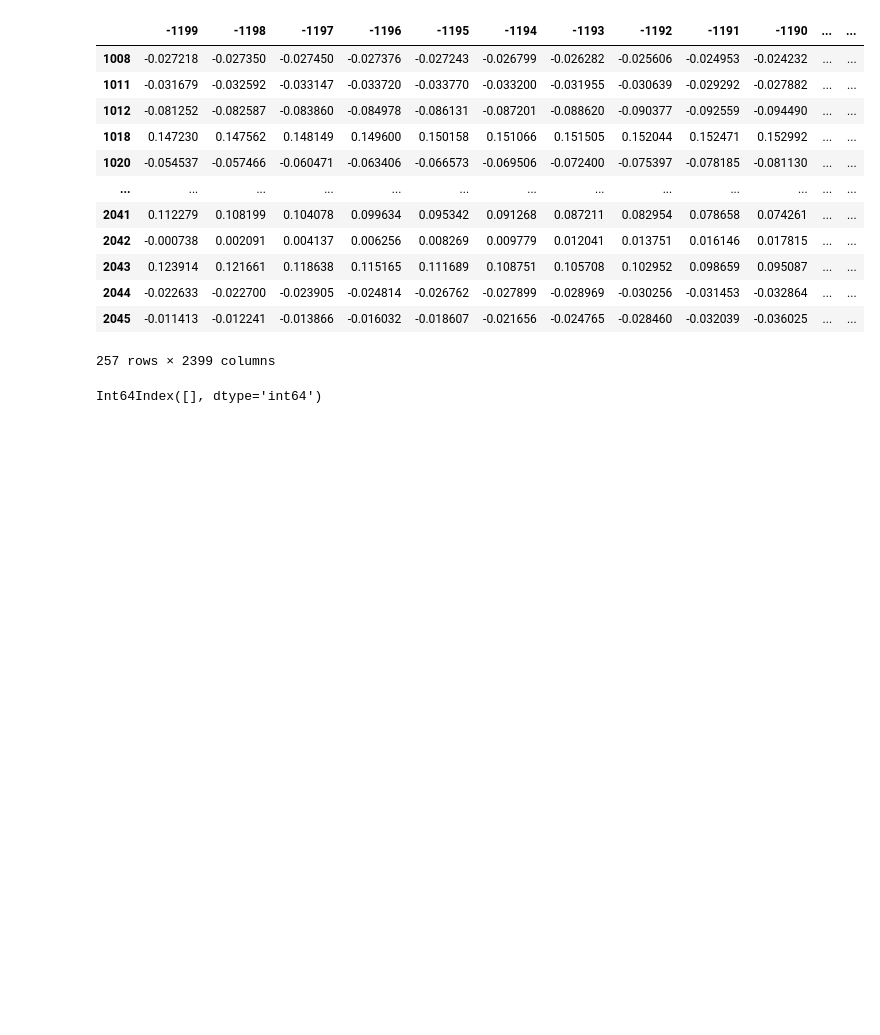
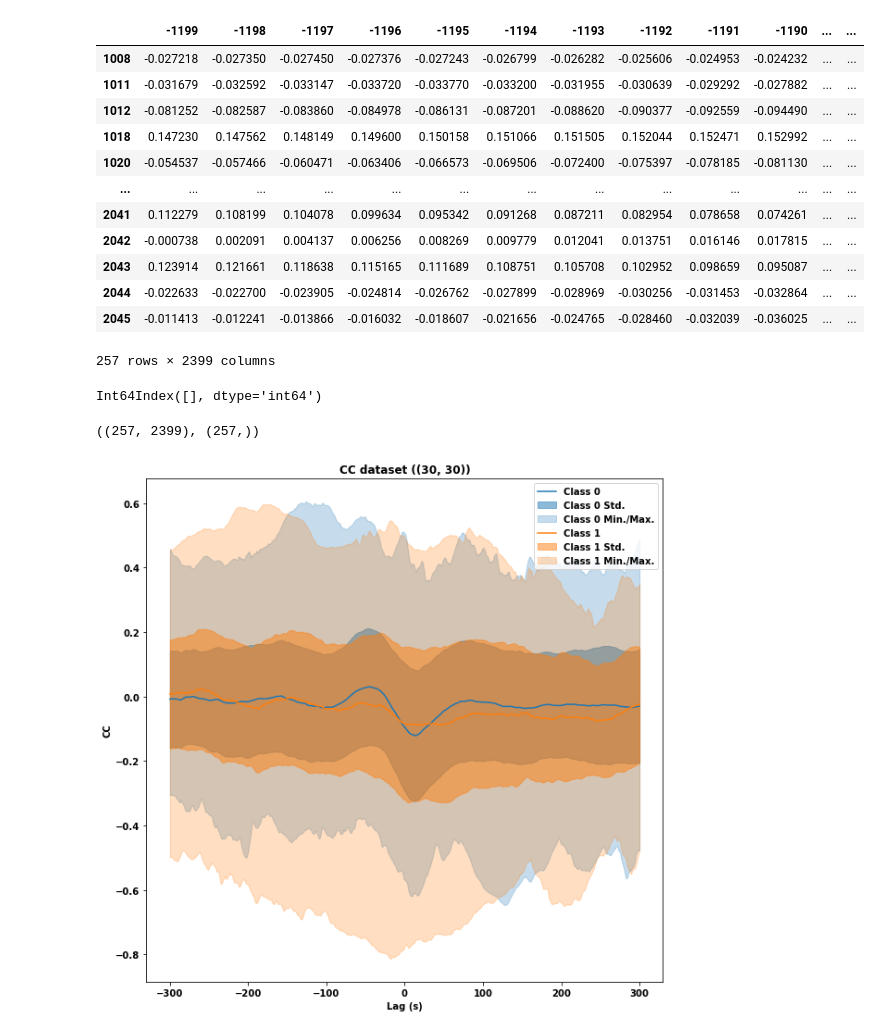
Before and after one commit to lujoselu98/TFM, a Jupyter notebook: Transformations/filter_data.ipynb, the cells around one changed output. Drawn from its saved outputs; the diff is of its cells as text; code cells hidden in the pictures; blank space fills up the shorter version.

```diff
--- a/Transformations/filter_data.ipynb
+++ b/Transformations/filter_data.ipynb
@@ -96,7 +103,7 @@ for (idx_fhr, fhr_row), (idx_uc, uc_row) in tqdm(zip(clean_fhr.copy().iterrows()
     uc_signal = pd.Series(uc_row.values)
 
     cc_data[idx_fhr] = joblib.Parallel(n_jobs=8)(
-        joblib.delayed(t_utils.cc)(fhr_signal, uc_signal, lag, 520) for lag in lags
+        joblib.delayed(t_utils.cc)(fhr_signal, uc_signal, lag, 1000) for lag in lags
     )
 cc_df = pd.DataFrame(cc_data).T
 cc_df.columns = lags
@@ -120,3 +127,14 @@ bad_idx = cc_df.index[cc_df.isna().sum(axis=1) != 0]
 bad_idx
 # %% [output]
 Int64Index([], dtype='int64')
+# %%
+cc_df = cc_df.drop(bad_idx, errors='ignore')
+y = y.drop([*bad_idx, *removed], errors='ignore')
+tt = np.array(lags)
+cc_df.shape, y.shape
+# %% [output]
+((257, 2399), (257,))
+# %%
+plot_utils.plot_data_desc(tt, cc_df, y, f'CC dataset ({mins_cut, nan_percentage_threshold})', 'CC')
+# %% [output]
+[figure, added]
```
Also changed, not shown: parts of 5 cells of this notebook, 5 other files.
